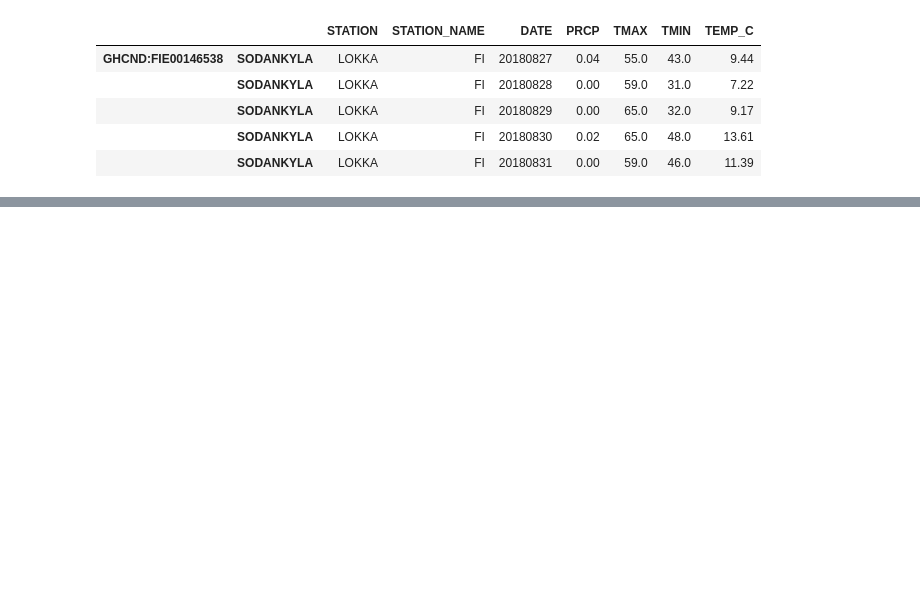
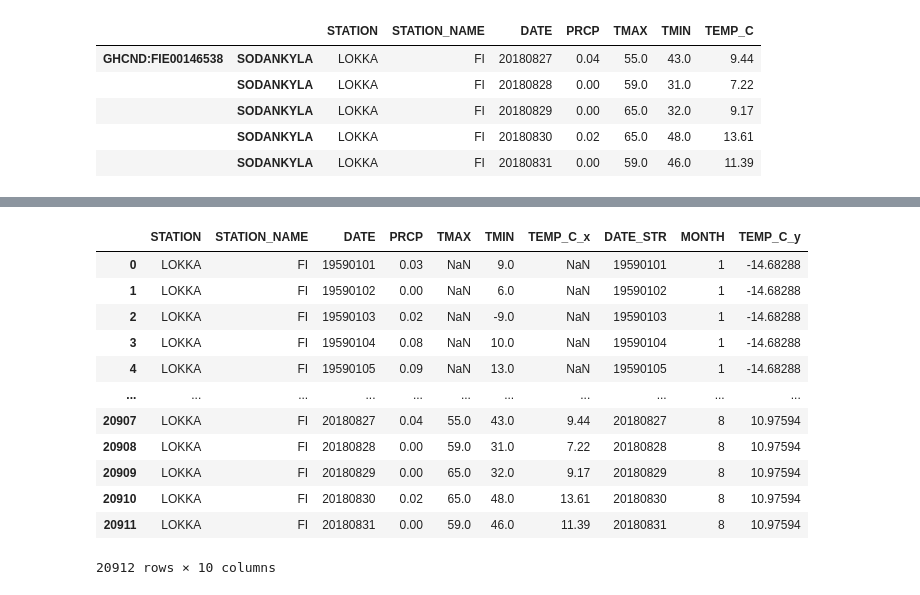
Before and after one commit to FinnP0611/Exercise-6-Finn, a Jupyter notebook: Exercise-6-problem-4.ipynb, the cells around one changed output, grey strips where cells are left out. Cells and saved outputs as stored; diff of their text form; code cells hidden in the pictures; blank space fills up the shorter version.

Commit message:
ref temps fertig

```diff
--- a/Exercise-6-problem-4.ipynb
+++ b/Exercise-6-problem-4.ipynb
@@ -81,0 +104,2 @@ sodlokka.tail()
+# %%
+sodlokka['MONTH'] = sodlokka['DATE_STR'].str.slice(start=4, stop=6).astype(int)
@@ -81,0 +108,5 @@ sodlokka.tail()
+# %%
+grouped = sodlokka.groupby(by=['MONTH'])
+# %%
+grouped.dtypes
+reference_temps = grouped['TEMP_C'].mean()
@@ -81,0 +149,18 @@ sodlokka.tail()
+# %%
+merged = pd.merge(sodlokka, reference_temps, on='MONTH')
+# %%
+merged
+# %% [output]
+|  | STATION | STATION_NAME | DATE | PRCP | TMAX | TMIN | TEMP_C_x | DATE_STR | MONTH | TEMP_C_y |
+| 0 | LOKKA | FI | 19590101 | 0.03 | NaN | 9.0 | NaN | 19590101 | 1 | -14.68288 |
+| 1 | LOKKA | FI | 19590102 | 0.00 | NaN | 6.0 | NaN | 19590102 | 1 | -14.68288 |
+| 2 | LOKKA | FI | 19590103 | 0.02 | NaN | -9.0 | NaN | 19590103 | 1 | -14.68288 |
+| 3 | LOKKA | FI | 19590104 | 0.08 | NaN | 10.0 | NaN | 19590104 | 1 | -14.68288 |
+| 4 | LOKKA | FI | 19590105 | 0.09 | NaN | 13.0 | NaN | 19590105 | 1 | -14.68288 |
+| ... | ... | ... | ... | ... | ... | ... | ... | ... | ... | ... |
+| 20907 | LOKKA | FI | 20180827 | 0.04 | 55.0 | 43.0 | 9.44 | 20180827 | 8 | 10.97594 |
+| 20908 | LOKKA | FI | 20180828 | 0.00 | 59.0 | 31.0 | 7.22 | 20180828 | 8 | 10.97594 |
+| 20909 | LOKKA | FI | 20180829 | 0.00 | 65.0 | 32.0 | 9.17 | 20180829 | 8 | 10.97594 |
+| 20910 | LOKKA | FI | 20180830 | 0.02 | 65.0 | 48.0 | 13.61 | 20180830 | 8 | 10.97594 |
+| 20911 | LOKKA | FI | 20180831 | 0.00 | 59.0 | 46.0 | 11.39 | 20180831 | 8 | 10.97594 |
+20912 rows × 10 columns
```
Also changed, not shown: parts of 12 cells of this notebook.
